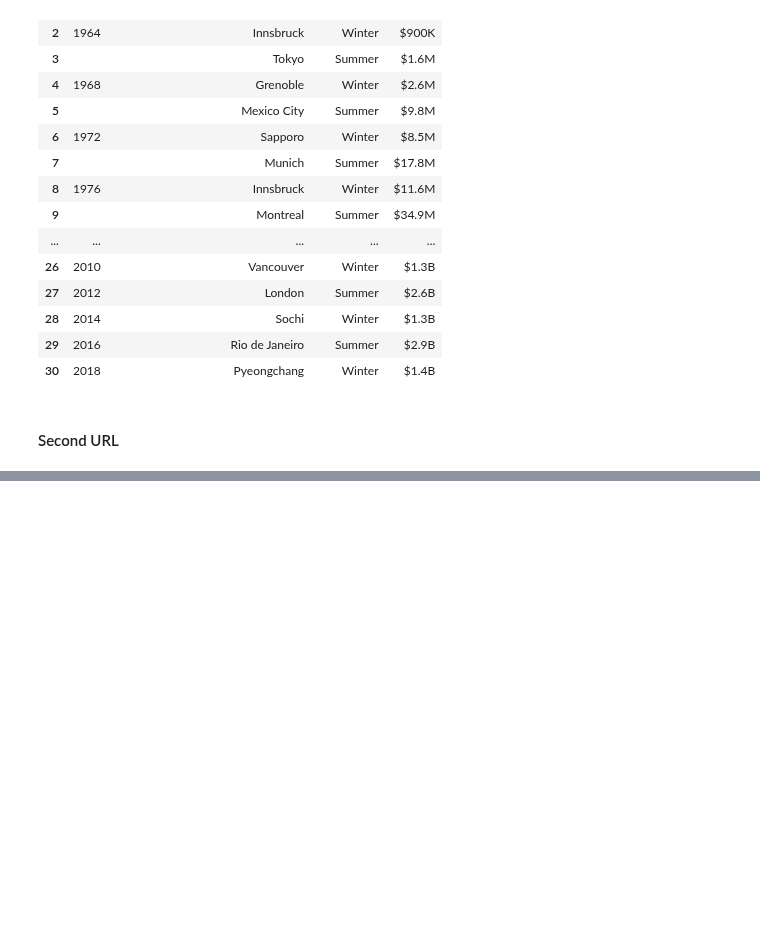
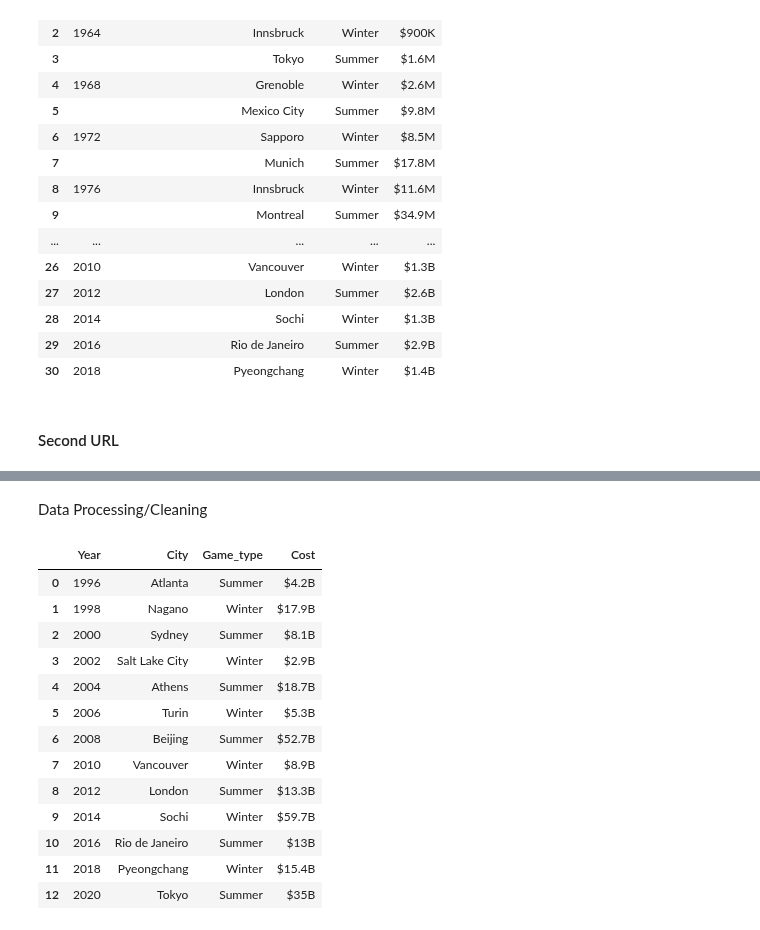
Before and after one commit to Maryam-Dollet/Webscraping_project, a Jupyter notebook: scrap_last_data.ipynb, the cells around one changed output, grey strips where cells are left out. Cells and saved outputs as stored; diff of their text form; code cells hidden in the pictures; blank space fills up the shorter version.

```diff
--- a/scrap_last_data.ipynb
+++ b/scrap_last_data.ipynb
@@ -242,4 +242,8 @@ broadcast_revenue_df
 driver = webdriver.Firefox()
 driver.get(URL_2)
 
-x = driver.find_elements(By.CLASS_NAME, "medium")
+x = driver.find_elements(By.CLASS_NAME, "datawrapper-ysyC4-19m9txj")
+# Extraire le HTML
+out = [i.get_attribute("innerHTML") for i in x]
+# On ferme le driver
+driver.close()
@@ -249,0 +266,32 @@ x
+# %% [markdown]
+Data Processing/Cleaning
+# %%
+og_cost = []
+for line in out:
+    soup = BeautifulSoup(line, "html.parser")
+    info = []
+    for i in soup.findAll("td"):
+        info.append(i.text)
+    og_cost.append(info)
+
+for i in og_cost:
+    i[3] = i[3].split()[0]
+# %%
+og_cost_df = pd.DataFrame(og_cost, columns=["Year", "City", "Game_type", "Cost"])
+# %%
+og_cost_df
+# %% [output]
+|  | Year | City | Game_type | Cost |
+| 0 | 1996 | Atlanta | Summer | $4.2B |
+| 1 | 1998 | Nagano | Winter | $17.9B |
+| 2 | 2000 | Sydney | Summer | $8.1B |
+| 3 | 2002 | Salt Lake City | Winter | $2.9B |
+| 4 | 2004 | Athens | Summer | $18.7B |
+| 5 | 2006 | Turin | Winter | $5.3B |
+| 6 | 2008 | Beijing | Summer | $52.7B |
+| 7 | 2010 | Vancouver | Winter | $8.9B |
+| 8 | 2012 | London | Summer | $13.3B |
+| 9 | 2014 | Sochi | Winter | $59.7B |
+| 10 | 2016 | Rio de Janeiro | Summer | $13B |
+| 11 | 2018 | Pyeongchang | Winter | $15.4B |
+| 12 | 2020 | Tokyo | Summer | $35B |
```
Also changed, not shown: parts of 2 cells of this notebook, 1 other file.
